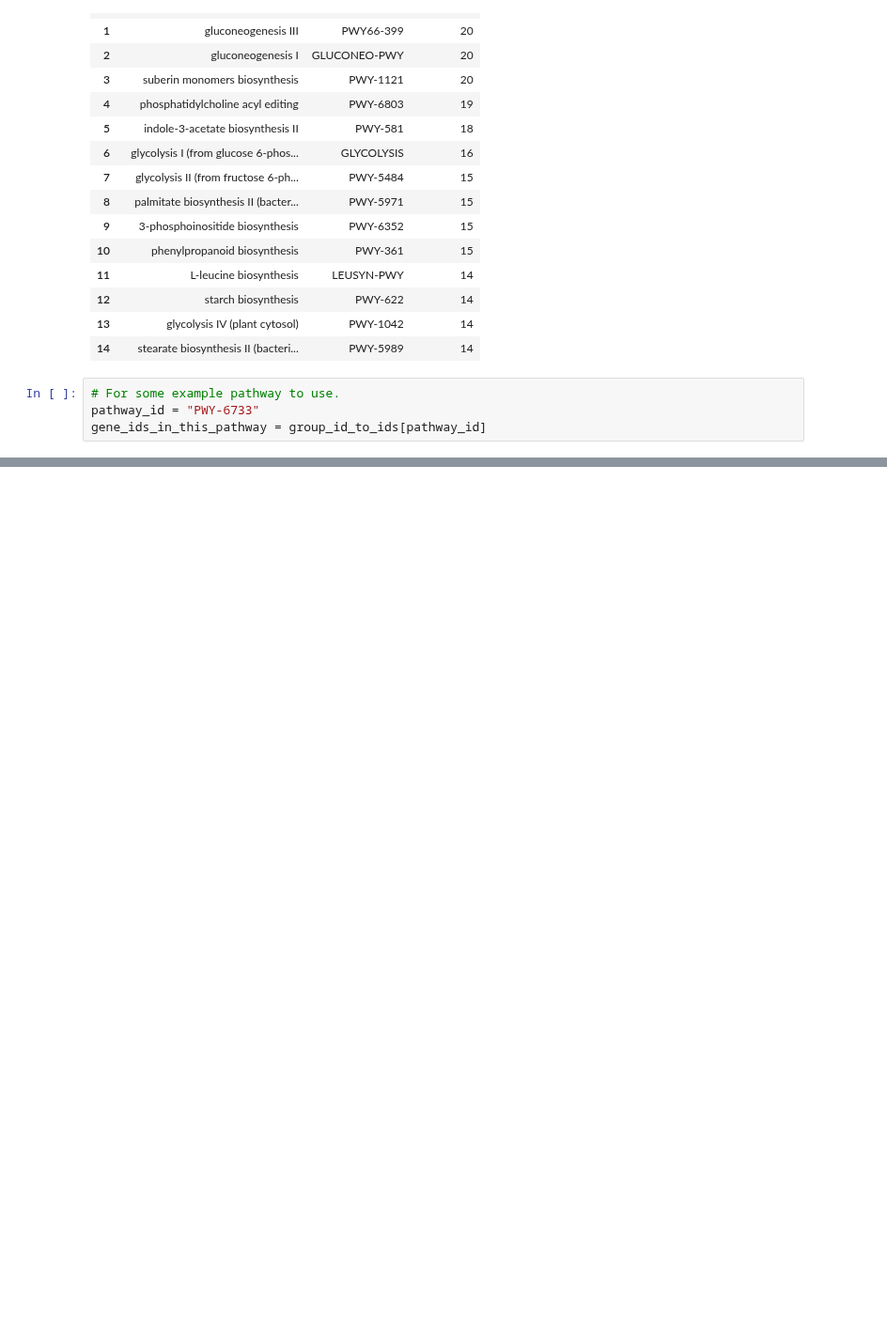
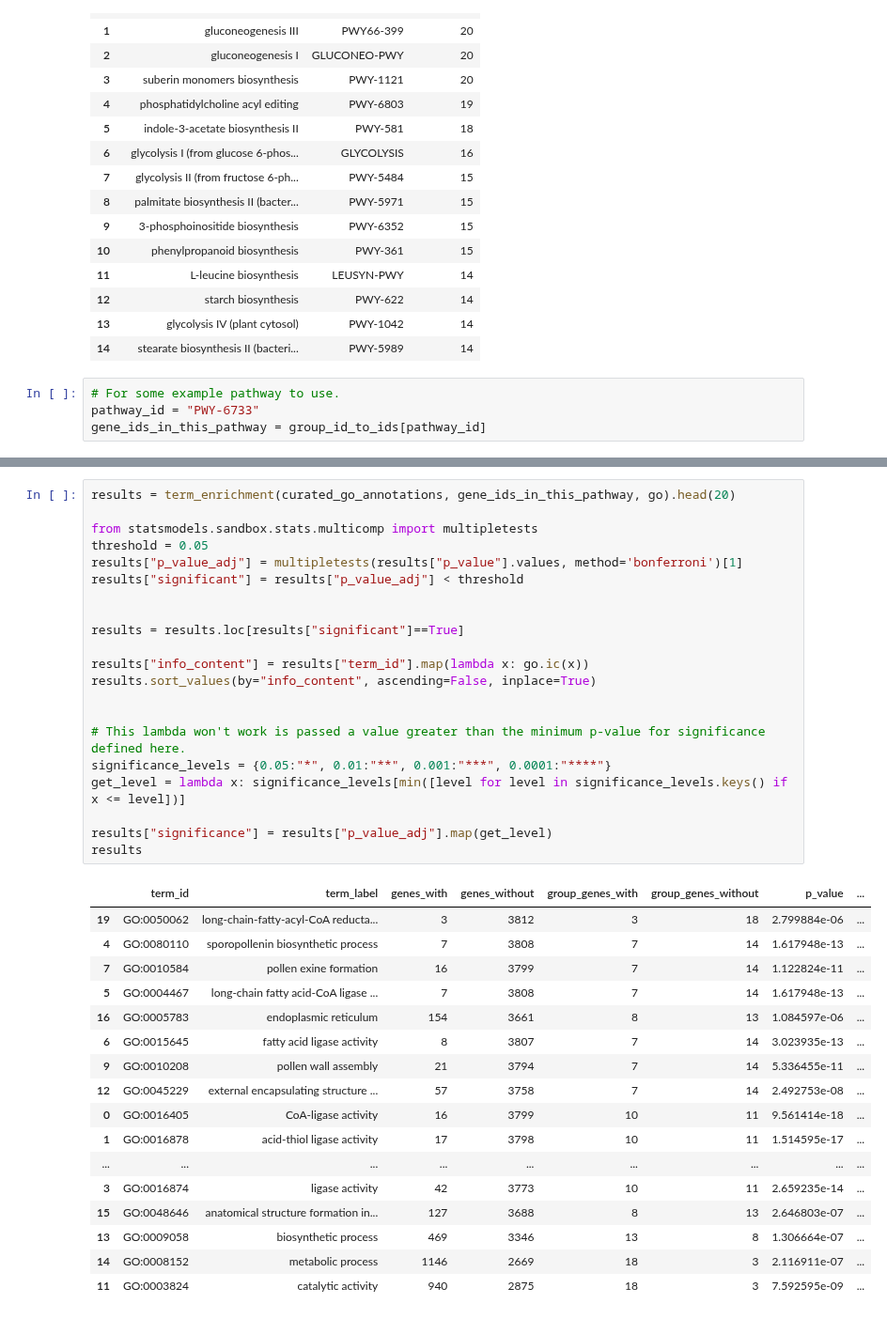
Before and after one commit to irbraun/plant-phenotypes-nlp, a Jupyter notebook: notebooks/Analysis_Dataset_Composition.ipynb, the cells around one changed output, grey strips where cells are left out. Shown at 94% size. Saved outputs shown, nothing was run; the diff lists cells and outputs as text; blank space fills up the shorter version.

```diff
--- a/notebooks/Analysis_Dataset_Composition.ipynb
+++ b/notebooks/Analysis_Dataset_Composition.ipynb
@@ -513,0 +492,39 @@ token_enrichment(texts, gene_ids_in_this_pathway).head(20)
+# %%
+results = term_enrichment(curated_go_annotations, gene_ids_in_this_pathway, go).head(20)
+
+from statsmodels.sandbox.stats.multicomp import multipletests
+threshold = 0.05
+results["p_value_adj"] = multipletests(results["p_value"].values, method='bonferroni')[1]
+results["significant"] = results["p_value_adj"] < threshold
+
+
+results = results.loc[results["significant"]==True]
+
+results["info_content"] = results["term_id"].map(lambda x: go.ic(x))
+results.sort_values(by="info_content", ascending=False, inplace=True)
+
+
+# This lambda won't work is passed a value greater than the minimum p-value for significance defined here.
+significance_levels = {0.05:"*", 0.01:"**", 0.001:"***", 0.0001:"****"}
+get_level = lambda x: significance_levels[min([level for level in significance_levels.keys() if x <= level])]
+
+results["significance"] = results["p_value_adj"].map(get_level)
+results
+# %% [output]
+|  | term_id | term_label | genes_with | genes_without | group_genes_with | group_genes_without | p_value | ... |
+| 19 | GO:0050062 | long-chain-fatty-acyl-CoA reducta... | 3 | 3812 | 3 | 18 | 2.799884e-06 | ... |
+| 4 | GO:0080110 | sporopollenin biosynthetic process | 7 | 3808 | 7 | 14 | 1.617948e-13 | ... |
+| 7 | GO:0010584 | pollen exine formation | 16 | 3799 | 7 | 14 | 1.122824e-11 | ... |
+| 5 | GO:0004467 | long-chain fatty acid-CoA ligase ... | 7 | 3808 | 7 | 14 | 1.617948e-13 | ... |
+| 16 | GO:0005783 | endoplasmic reticulum | 154 | 3661 | 8 | 13 | 1.084597e-06 | ... |
+| 6 | GO:0015645 | fatty acid ligase activity | 8 | 3807 | 7 | 14 | 3.023935e-13 | ... |
+| 9 | GO:0010208 | pollen wall assembly | 21 | 3794 | 7 | 14 | 5.336455e-11 | ... |
+| 12 | GO:0045229 | external encapsulating structure ... | 57 | 3758 | 7 | 14 | 2.492753e-08 | ... |
+| 0 | GO:0016405 | CoA-ligase activity | 16 | 3799 | 10 | 11 | 9.561414e-18 | ... |
+| 1 | GO:0016878 | acid-thiol ligase activity | 17 | 3798 | 10 | 11 | 1.514595e-17 | ... |
+| ... | ... | ... | ... | ... | ... | ... | ... | ... |
+| 3 | GO:0016874 | ligase activity | 42 | 3773 | 10 | 11 | 2.659235e-14 | ... |
+| 15 | GO:0048646 | anatomical structure formation in... | 127 | 3688 | 8 | 13 | 2.646803e-07 | ... |
+| 13 | GO:0009058 | biosynthetic process | 469 | 3346 | 13 | 8 | 1.306664e-07 | ... |
+| 14 | GO:0008152 | metabolic process | 1146 | 2669 | 18 | 3 | 2.116911e-07 | ... |
+| 11 | GO:0003824 | catalytic activity | 940 | 2875 | 18 | 3 | 7.592595e-09 | ... |
```
Also changed, not shown: parts of 9 cells of this notebook.
